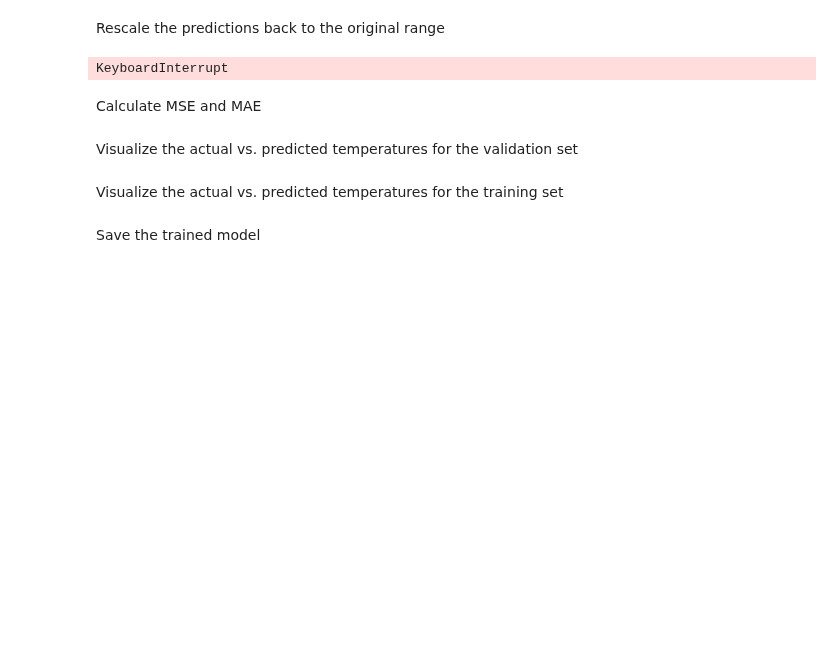
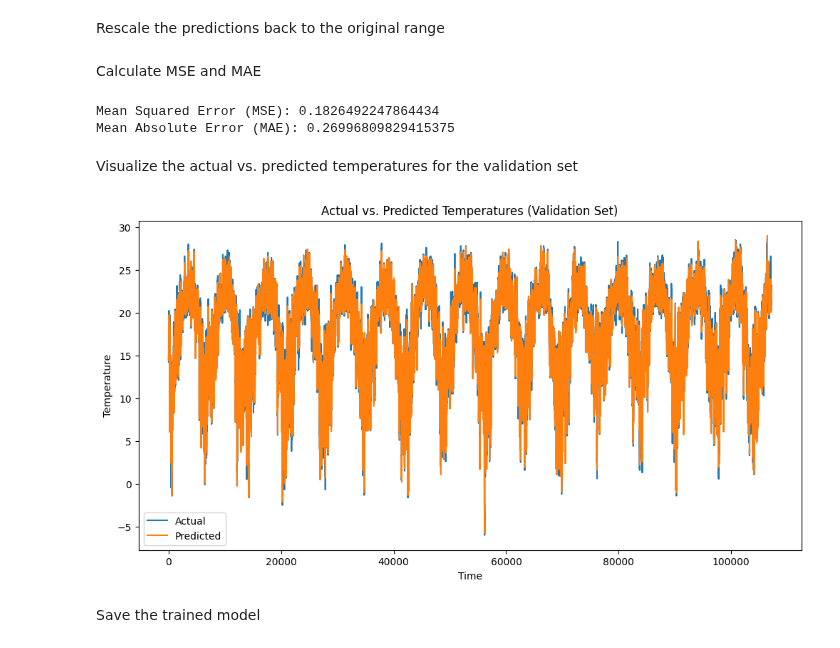
Before and after one commit to sdip15fa/weather-predict, a Jupyter notebook: lstm.ipynb, the cells around one changed output. Saved outputs shown, nothing was run; the diff lists cells and outputs as text; code cells hidden in the pictures; blank space fills up the shorter version.

```diff
--- a/lstm.ipynb
+++ b/lstm.ipynb
@@ -326,17 +312,14 @@ predictions = model.predict(val_data)
 # %% [markdown]
 Rescale the predictions back to the original range
 # %%
-scaled_predictions = list(map(lambda p: pd.DataFrame(p, columns=features_keys), predictions))
-predictions = list(map(lambda p: pd.DataFrame(scaler.inverse_transform(
-    p), columns=features_keys), scaled_predictions))
-predicted_temperature = list(map(lambda p: p["Temperature"], predictions))
+scaled_predictions = pd.DataFrame(predictions.flatten().reshape(-1, len(features_keys)), columns=features_keys)
+predictions = pd.DataFrame(scaler.inverse_transform(scaled_predictions), columns=features_keys)
+predicted_temperature = predictions["Temperature"]
-# %%
-val_target = list(map(lambda v: pd.DataFrame(v, columns=features_keys), val_target))
-val_target_rescaled = list(map(lambda v: pd.DataFrame(scaler.inverse_transform(v), columns=features_keys), val_target))
-train_target = list(map(lambda t: pd.DataFrame(t, columns=features_keys), train_target))
-train_target_rescaled = list(map(lambda t: pd.DataFrame(scaler.inverse_transform(t), columns=features_keys), train_target))
-# %% [output]
-KeyboardInterrupt
+# %%
+val_target_flattened = val_target.flatten().reshape(-1, len(features_keys))
+val_target_rescaled = pd.DataFrame(scaler.inverse_transform(val_target_flattened), columns=features_keys)
+train_target_flattened = train_target.flatten().reshape(-1, len(features_keys))
+train_target_rescaled = pd.DataFrame(scaler.inverse_transform(train_target_flattened), columns=features_keys)
 # %% [markdown]
 Calculate MSE and MAE
 # %%
@@ -350,18 +328,19 @@ mmae = np.array(mae).mean()
 # %%
-print("Mean Mean Squared Error (MMSE):", mmse)
-print("Mean Mean Absolute Error (MMAE):", mmae)
+print("Mean Squared Error (MSE):", mse)
+print("Mean Absolute Error (MAE):", mae)
+# %% [output]
+Mean Squared Error (MSE): 0.1826492247864434
+Mean Absolute Error (MAE): 0.26996809829415375
 # %% [markdown]
 Visualize the actual vs. predicted temperatures for the validation set
 # %%
-"""
 plt.figure(figsize=(12, 6))
 plt.plot(range(len(val_target)), val_target_rescaled["Temperature"], label='Actual')
 plt.plot(range(len(val_target)), predicted_temperature, label='Predicted')
 plt.xlabel('Time')
 plt.ylabel('Temperature')
 plt.title('Actual vs. Predicted Temperatures (Validation Set)')
 plt.legend()
 plt.show()
-"""
+# %% [output]
+[figure, added]
-# %% [markdown]
-Visualize the actual vs. predicted temperatures for the training set
```
Also changed, not shown: parts of 16 cells of this notebook, 10 other files.
